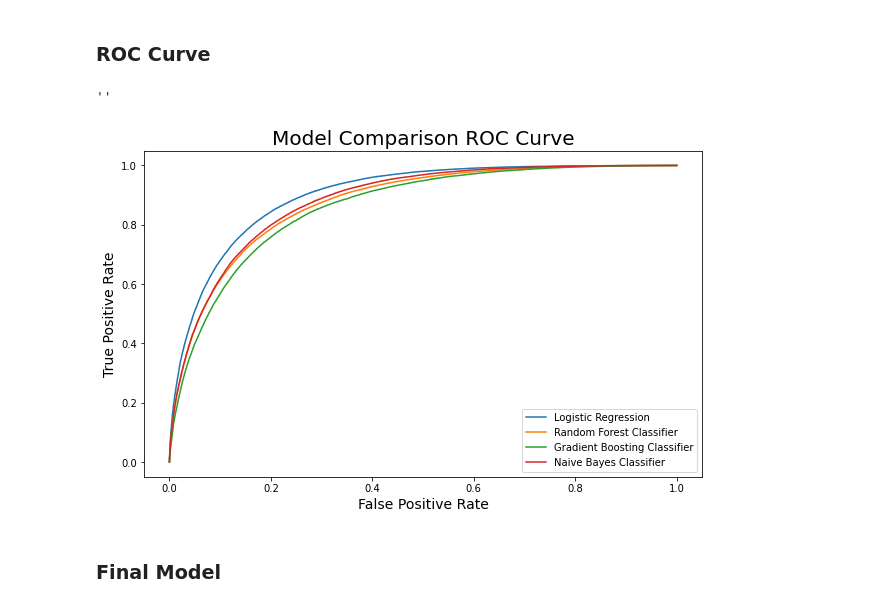
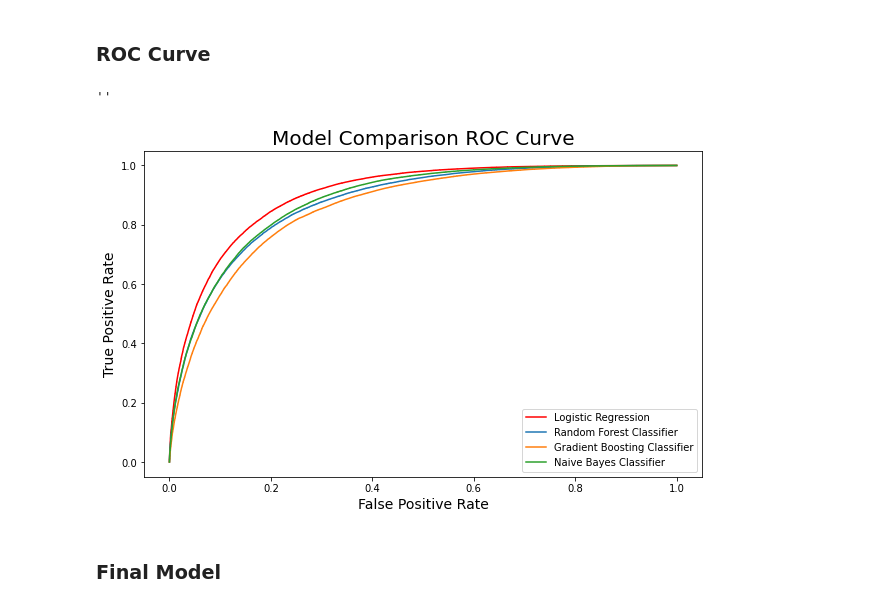
Before and after one commit to rzhao97/FiveStarsReviews, a Jupyter notebook: src/NLP_and_Models.ipynb, the cells around one changed output. Drawn from its saved outputs; the diff is of its cells as text; code cells hidden in the pictures.

```diff
--- a/src/NLP_and_Models.ipynb
+++ b/src/NLP_and_Models.ipynb
@@ -67,5 +67,3 @@ raw_reviews = pd.read_pickle('../data/english_reviews.pkl')
-# %%
-reviews = raw_reviews.loc[raw_reviews.text.apply(lambda x : True if len(x.split(' ')) > 10 else False)]
 # %%
 reviews.reset_index(drop=True, inplace=True)
 # %%
@@ -177,12 +183,20 @@ sw + ['u', 'a', 'aa', 'aaa', 'im', 'ive', 'isnt'];
 pt
 # %% [output]
 '!"#$%&\'()*+,-./:;<=>?@[\\]^_`{|}~'
+# %%
+wordnet_map = {"N":wordnet.NOUN, "V":wordnet.VERB, "J":wordnet.ADJ, "R":wordnet.ADV, '':None}
+lemma = WordNetLemmatizer()
+
+def lemon(text):
+    tagged_text = nltk.pos_tag(text)
+    return [lemma.lemmatize(word,
+                wordnet_map.get(pos[0], wordnet.NOUN)) for word, pos in tagged_text]
 # %%
 def tokenizer(doc):
     doc = doc.lower()
     doc = unicodedata.normalize('NFKD', doc).encode('ASCII', 'ignore').decode('utf8')
 
-    doc = re.sub(r"[^a-z ]+", '', doc)
+    doc = re.sub(r"[^a-z ]+", ' ', doc)
 
     doc = word_tokenize(doc)
 
@@ -196,7 +210,7 @@ def tokenizer(doc):
     #lemma = WordNetLemmatizer()
     #doc = [lemma.lemmatize(token) for token in doc]
 
-    doc = [stemmer.stem(token) for token in doc]
-
+    #doc = [stemmer.stem(token) for token in doc]
+    doc = lemon(doc)
 
     return doc
@@ -228,2 +267,0 @@ tiny_log = LogisticRegression()
-# %%
-tiny_log.fit(tfidf_X_tiny, y_tiny)
@@ -740,29 +768,29 @@ def ROC_curve(probabilities, labels):
 # %%
 # Valiation ROC Curve
 
 TPRs_log, FPRs_log, thresholds_log = ROC_curve(log_y_half_1_prob, y_half_1_t)
 
 TPRs_rfc, FPRs_rfc, thresholds_rfc = ROC_curve(rfc_y_half_1_prob, y_half_1_t)
 TPRs_gbc, FPRs_gbc, thresholds_gbc = ROC_curve(gbc_y_half_1_prob, y_half_1_t)
 TPRs_nbc, FPRs_nbc, thresholds_nbc = ROC_curve(nbc_y_half_1_prob, y_half_1_t)
 
 
 fig, ax = plt.subplots(figsize=(10,6))
-ax.plot(FPRs_log, TPRs_log, label='Logistic Regression')
+ax.plot(FPRs_log, TPRs_log, label='Logistic Regression', color='r')
 ax.plot(FPRs_rfc, TPRs_rfc, label='Random Forest Classifier')
 ax.plot(FPRs_gbc, TPRs_gbc, label='Gradient Boosting Classifier')
 ax.plot(FPRs_nbc, TPRs_nbc, label='Naive Bayes Classifier')
 
 ax.set_xlabel('False Positive Rate', fontsize=14)
 ax.set_ylabel('True Positive Rate', fontsize=14)
 ax.set_title('Model Comparison ROC Curve', fontsize=20)
 
 ax.legend()
 #plt.savefig('../img/roc_curve_half.png')
 ;
 # %% [output]
 ''
-[figure, old version]
+[figure, new version]
 # %% [markdown]
 ### Final Model
 # %% [markdown]
```
Also changed, not shown: parts of 84 cells of this notebook.
